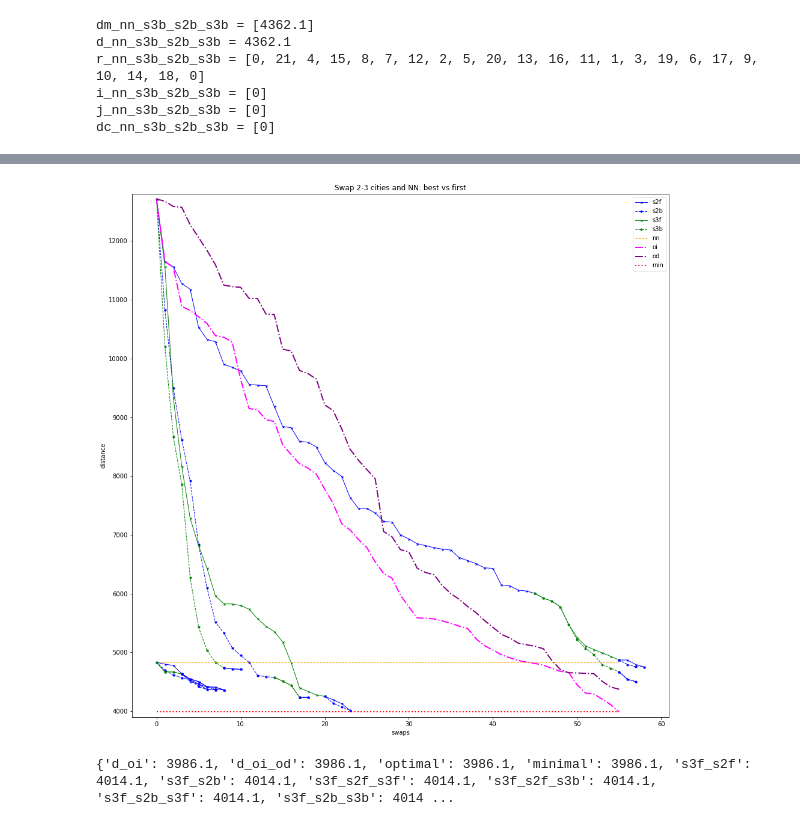
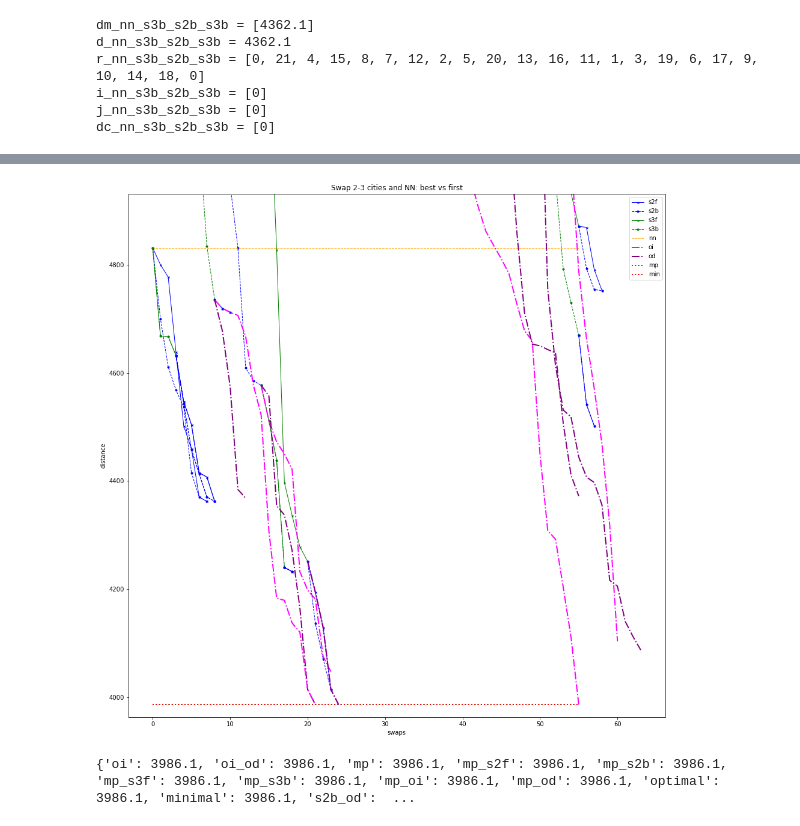
Before and after one commit to ysereda/Traveling_Salesman, a Jupyter notebook: Traveling_Salesman.ipynb, the cells around one changed output, grey strips where cells are left out. Saved outputs shown, nothing was run; the diff lists cells and outputs as text; code cells hidden in the pictures.

```diff
--- a/Traveling_Salesman.ipynb
+++ b/Traveling_Salesman.ipynb
@@ -2414,0 +2677,4 @@ dc_nn_s3b_s2b_s3b = [0]
+# %%
+d_mp = 3986.1
+r_mp = [0, 18, 14, 21, 4, 15, 8, 7, 12, 2, 5, 20, 13, 16, 11, 1, 3, 17, 9, 10, 6, 19, 0]
+ver(r_mp)
@@ -2414,0 +2830,11 @@ dc_nn_s3b_s2b_s3b = [0]
+# %%
+r = r_mp; d_min = d_mp; dm = [d_min]
+for i in range(N,1,-1):
+    print("i =",i)
+    optcities(i);
+if len(dm)>1:
+    plt.plot(dm); plt.title("optcities(), decreasing n")
+    ver(r) # Verification of no repeated cities
+d_mp_od = d_min; print("d_mp_od =",d_min)
+r_mp_od = r; print("r_mp_od =",r)
+dm_mp_od = dm; print("dm_mp_od =",dm)
@@ -2839,10 +3358,11 @@ plt.plot(dm_s2f, color='blue', marker='x', linestyle='solid', linewidth=1, marke
 plt.plot(dm_s2b, color='blue', marker='o', linestyle='dashed', linewidth=1, markersize=3)
 plt.plot(dm_s3f, color='green', marker='x', linestyle='solid', linewidth=1, markersize=3)
 plt.plot(dm_s3b, color='green', marker='o', linestyle='dashed', linewidth=1, markersize=3)
-plt.plot(np.array([d_nn]*(len(dm_oi))), color='orange', linestyle='dashed', linewidth=1)
+plt.plot(np.array([d_nn]*max(len(dm_oi),len(dm_od))), color='orange', linestyle='dashed', linewidth=1)
 plt.plot(dm_oi, color='magenta', linestyle='dashdot', linewidth=2)
 plt.plot(dm_od, color='purple', linestyle='dashdot', linewidth=2)
-plt.plot(np.array([d_minimal]*(len(dm_oi))), color='red', linestyle='dotted', linewidth=2)
+plt.plot(np.array([d_mp]*max(len(dm_oi),len(dm_od))), color='green', linestyle='dotted', linewidth=2)
+plt.plot(np.array([d_minimal]*max(len(dm_oi),len(dm_od))), color='red', linestyle='dotted', linewidth=2)
 if d_oi_od < d_oi:
     plt.plot(dm_oi_od, color='purple', linestyle='dashdot', linewidth=2)
 if d_od_oi < d_od:
@@ -2931,37 +3451,67 @@ if d_nn_s3f < d_nn:
         if d_nn_s3f_s2f_s3f < d_nn_s3f_s2f:
             plt.plot(np.arange(len(dm_nn_s3f)+len(dm_nn_s3f_s2f)-2, len(dm_nn_s3f)+len(dm_nn_s3f_s2f)+len(dm_nn_s3f_s2f_s3f)-2), dm_nn_s3f_s2f_s3f, color='green', marker='x', linestyle='solid', linewidth=1, markersize=3)
         if d_nn_s3f_s2f_s3b < d_nn_s3f_s2f:
             plt.plot(np.arange(len(dm_nn_s3f)+len(dm_nn_s3f_s2f)-2, len(dm_nn_s3f)+len(dm_nn_s3f_s2f)+len(dm_nn_s3f_s2f_s3b)-2), dm_nn_s3f_s2f_s3b, color='green', marker='o', linestyle='dashed', linewidth=1, markersize=3)
     if d_nn_s3f_s2b < d_nn_s3f:
         plt.plot(np.arange(len(dm_nn_s3f)-1, len(dm_nn_s3f)+len(dm_nn_s3f_s2b)-1), dm_nn_s3f_s2b, color='blue', marker='o', linestyle='dashed', linewidth=1, markersize=3)
         if d_nn_s3f_s2b_s3f < d_nn_s3f_s2b:
             plt.plot(np.arange(len(dm_nn_s3f)+len(dm_nn_s3f_s2b)-2, len(dm_nn_s3f)+len(dm_nn_s3f_s2b)+len(dm_nn_s3f_s2b_s3f)-2), dm_nn_s3f_s2b_s3f, color='green', marker='x', linestyle='solid', linewidth=1, markersize=3)
         if d_nn_s3f_s2b_s3b < d_nn_s3f_s2b:
             plt.plot(np.arange(len(dm_nn_s3f)+len(dm_nn_s3f_s2b)-2, len(dm_nn_s3f)+len(dm_nn_s3f_s2b)+len(dm_nn_s3f_s2b_s3b)-2), dm_nn_s3f_s2b_s3b, color='green', marker='o', linestyle='dashed', linewidth=1, markersize=3)
 if d_nn_s3b < d_nn:
     plt.plot(dm_nn_s3b, color='green', marker='o', linestyle='dashed', linewidth=1, markersize=3)
     if d_nn_s3b_s2f < d_nn_s3b:
         plt.plot(np.arange(len(dm_nn_s3b)-1, len(dm_nn_s3b)+len(dm_nn_s3b_s2f)-1), dm_nn_s3b_s2f, color='blue', marker='x', linestyle='solid', linewidth=1, markersize=3)
         if d_nn_s3b_s2f_s3f < d_nn_s3b_s2f:
             plt.plot(np.arange(len(dm_nn_s3b)+len(dm_nn_s3b_s2f)-2, len(dm_nn_s3b)+len(dm_nn_s3b_s2f)+len(dm_nn_s3b_s2f_s3f)-2), dm_nn_s3b_s2f_s3f, color='green', marker='x', linestyle='solid', linewidth=1, markersize=3)
         if d_nn_s3b_s2f_s3b < d_nn_s3b_s2f:
             plt.plot(np.arange(len(dm_nn_s3b)+len(dm_nn_s3b_s2f)-2, len(dm_nn_s3b)+len(dm_nn_s3b_s2f)+len(dm_nn_s3b_s2f_s3b)-2), dm_nn_s3b_s2f_s3b, color='green', marker='o', linestyle='dashed', linewidth=1, markersize=3)
     if d_nn_s3b_s2b < d_nn_s3b:
         plt.plot(np.arange(len(dm_nn_s3b)-1, len(dm_nn_s3b)+len(dm_nn_s3b_s2b)-1), dm_nn_s3b_s2b, color='blue', marker='o', linestyle='dashed', linewidth=1, markersize=3)
         if d_nn_s3b_s2b_s3f < d_nn_s3b_s2b:
             plt.plot(np.arange(len(dm_nn_s3b)+len(dm_nn_s3b_s2b)-2, len(dm_nn_s3b)+len(dm_nn_s3b_s2b)+len(dm_nn_s3b_s2b_s3f)-2), dm_nn_s3b_s2b_s3f, color='green', marker='x', linestyle='solid', linewidth=1, markersize=3)
         if d_nn_s3b_s2b_s3b < d_nn_s3b_s2b:
             plt.plot(np.arange(len(dm_nn_s3b)+len(dm_nn_s3b_s2b)-2, len(dm_nn_s3b)+len(dm_nn_s3b_s2b)+len(dm_nn_s3b_s2b_s3b)-2), dm_nn_s3b_s2b_s3b, color='green', marker='o', linestyle='dashed', linewidth=1, markersize=3)
 
+if d_s2f_oi < d_s2f:
+    plt.plot(np.arange(len(dm_s2f)-1, len(dm_s2f)+len(dm_s2f_oi)-1), dm_s2f_oi, color='magenta', linestyle='dashdot', linewidth=2)
+if d_s2f_od < d_s2f:
+    plt.plot(np.arange(len(dm_s2f)-1, len(dm_s2f)+len(dm_s2f_od)-1), dm_s2f_od, color='purple', linestyle='dashdot', linewidth=2)
+if d_s2b_oi < d_s2b:
+    plt.plot(np.arange(len(dm_s2b)-1, len(dm_s2b)+len(dm_s2b_oi)-1), dm_s2b_oi, color='magenta', linestyle='dashdot', linewidth=2)
+if d_s2b_od < d_s2b:
+    plt.plot(np.arange(len(dm_s2b)-1, len(dm_s2b)+len(dm_s2b_od)-1), dm_s2b_od, color='purple', linestyle='dashdot', linewidth=2)
+if d_s3f_oi < d_s3f:
+    plt.plot(np.arange(len(dm_s3f)-1, len(dm_s3f)+len(dm_s3f_oi)-1), dm_s3f_oi, color='magenta', linestyle='dashdot', linewidth=2)
+if d_s3f_od < d_s3f:
+    plt.plot(np.arange(len(dm_s3f)-1, len(dm_s3f)+len(dm_s3f_od)-1), dm_s3f_od, color='purple', linestyle='dashdot', linewidth=2)
+if d_s3b_oi < d_s3b:
+    plt.plot(np.arange(len(dm_s3b)-1, len(dm_s3b)+len(dm_s3b_oi)-1), dm_s3b_oi, color='magenta', linestyle='dashdot', linewidth=2)
+if d_s3b_od < d_s3b:
+    plt.plot(np.arange(len(dm_s3b)-1, len(dm_s3b)+len(dm_s3b_od)-1), dm_s3b_od, color='purple', linestyle='dashdot', linewidth=2)
+
+if d_mp_s2f < d_mp:
+    plt.plot(dm_mp_s2f, color='blue', marker='x', linestyle='solid', linewidth=1, markersize=3)
+if d_mp_s2b < d_mp:
+    plt.plot(dm_mp_s2b, color='blue', marker='o', linestyle='dashed', linewidth=1, markersize=3)
+if d_mp_s3f < d_mp:
+    plt.plot(dm_mp_s3f, color='green', marker='x', linestyle='solid', linewidth=1, markersize=3)
+if d_mp_s3b < d_mp:
+    plt.plot(dm_mp_s3b, color='green', marker='o', linestyle='dashed', linewidth=1, markersize=3)
+if d_mp_oi < d_mp:
+    plt.plot(dm_mp_oi, color='purple', linestyle='dashdot', linewidth=2)
+if d_mp_od < d_mp:
+    plt.plot(dm_mp_od, color='magenta', linestyle='dashdot', linewidth=2)
+
 plt.xlabel("swaps")
 plt.ylabel("distance")
-y_min = d_minimal - d_minimal % 100; y_max = dm_s2f[0] - dm_s2f[0] % 100 + 100
-#y_min = d_minimal-23; y_max = d_nn+100 # shorter paths
+#y_min = d_minimal - d_minimal % 100; y_max = dm_s2f[0] - dm_s2f[0] % 100 + 100
+y_min = d_minimal-23; y_max = d_nn+100 # shorter paths
 plt.ylim([y_min, y_max])
-plt.legend(["s2f", "s2b", "s3f", "s3b", "nn", "oi", "od", "min"])
+plt.legend(["s2f", "s2b", "s3f", "s3b", "nn", "oi", "od", "mp", "min"])
 plt.show()
 # %% [output]
-[figure, old version]
+[figure, new version]
 # %%
 d_best = {"nn":d_nn,
           "s2f":d_s2f,
@@ -3020,11 +3570,15 @@ d_best = {"nn":d_nn,
           "nn_s3b_s2f_s3b":d_nn_s3b_s2f_s3b,
           "nn_s3b_s2b_s3f":d_nn_s3b_s2b_s3f,
           "nn_s3b_s2b_s3b":d_nn_s3b_s2b_s3b,
-          "d_oi":d_oi, "d_od":d_od, "d_oi_od":d_oi_od, "d_od_oi":d_od_oi,
+          "oi":d_oi, "od":d_od, "oi_od":d_oi_od, "od_oi":d_od_oi,
+          "s2f_oi":d_s2f_oi, "s2f_od":d_s2f_od,"s2b_oi":d_s2b_oi,"s2b_od":d_s2b_od,
+          "s3f_oi":d_s3f_oi,"s3f_od":d_s3f_od,"s3b_oi":d_s3b_oi,"s3b_od":d_s3b_od,
+          "mp":d_mp, "mp_s2f":d_mp_s2f, "mp_s2b":d_mp_s2b, "mp_s3f":d_mp_s3f, "mp_s3b":d_mp_s3b,
+          "mp_oi":d_mp_oi, "mp_od":d_mp_od,
           "optimal":d_opt,
           "minimal":d_minimal}
 d_best = sorted(d_best.items(), key=lambda x:x[1])
 sortdict = dict(d_best)
 print(sortdict)
 # %% [output]
-{'d_oi': 3986.1, 'd_oi_od': 3986.1, 'optimal': 3986.1, 'minimal': 3986.1, 's3f_s2f': 4014.1, 's3f_s2b': 4014.1, 's3f_s2f_s3f': 4014.1, 's3f_s2f_s3b': 4014.1, 's3f_s2b_s3f': 4014.1, 's3f_s2b_s3b': 4014 ...
+{'oi': 3986.1, 'oi_od': 3986.1, 'mp': 3986.1, 'mp_s2f': 3986.1, 'mp_s2b': 3986.1, 'mp_s3f': 3986.1, 'mp_s3b': 3986.1, 'mp_oi': 3986.1, 'mp_od': 3986.1, 'optimal': 3986.1, 'minimal': 3986.1, 's2b_od':  ...
```
Also changed, not shown: parts of 32 cells of this notebook, 1 other file.
